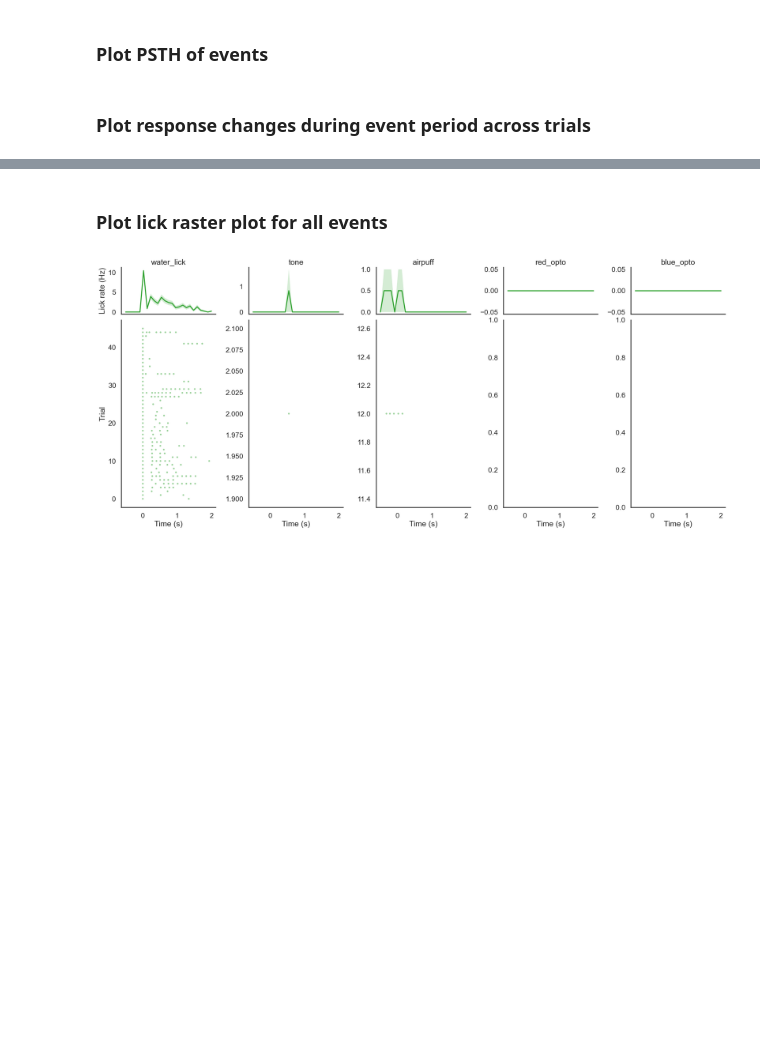
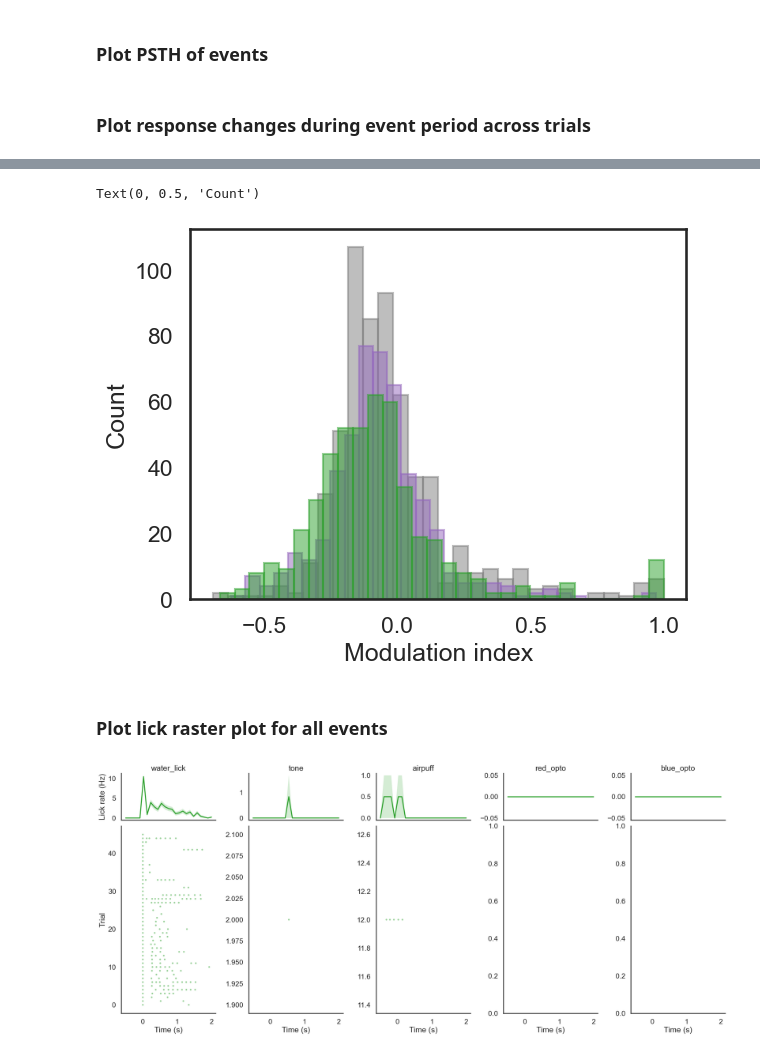
Before and after one commit to shunnnli/pyNeuroDAP, a Jupyter notebook: notebooks/Shun_analyze_experiments.ipynb, the cells around one changed output, grey strips where cells are left out. Cells and saved outputs as stored; diff of their text form; code cells hidden in the pictures; blank space fills up the shorter version.

```diff
--- a/notebooks/Shun_analyze_experiments.ipynb
+++ b/notebooks/Shun_analyze_experiments.ipynb
@@ -381,3 +398,19 @@ plt.show()
+# %%
+# Plot trial averaged mod index distribution
+fig, axs = plt.subplots(1, 1)
+
+# Plot distribution of mod index
+random_mod_index = np.concatenate([np.ravel(x) for x in random_mod_index])
+punish_mod_index = np.concatenate([np.ravel(x) for x in punish_mod_index])
+reward_mod_index = np.concatenate([np.ravel(x) for x in reward_mod_index])
+axs.hist(random_mod_index, bins=30, color=random_color, edgecolor=random_color, alpha=alpha)
+axs.hist(punish_mod_index, bins=30, color=punish_color, edgecolor=punish_color, alpha=alpha)
+axs.hist(reward_mod_index, bins=30, color=reward_color, edgecolor=reward_color, alpha=alpha)
+axs.set_xlabel('Modulation index')
+axs.set_ylabel('Count')
+# %% [output]
+Text(0, 0.5, 'Count')
+[figure, added]
 # %% [markdown]
 ### Plot lick raster plot for all events
 # %%
```
Also changed, not shown: parts of 3 cells of this notebook.
